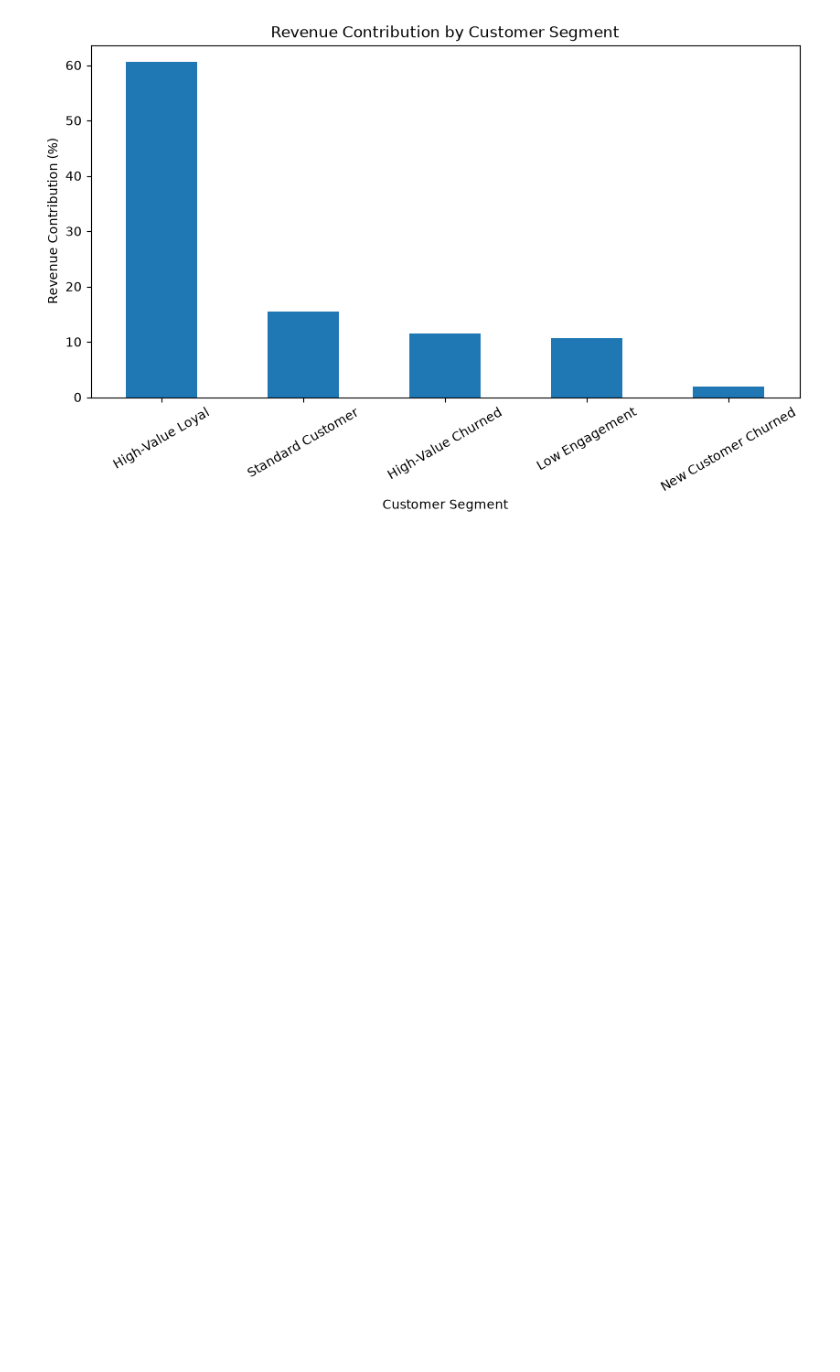
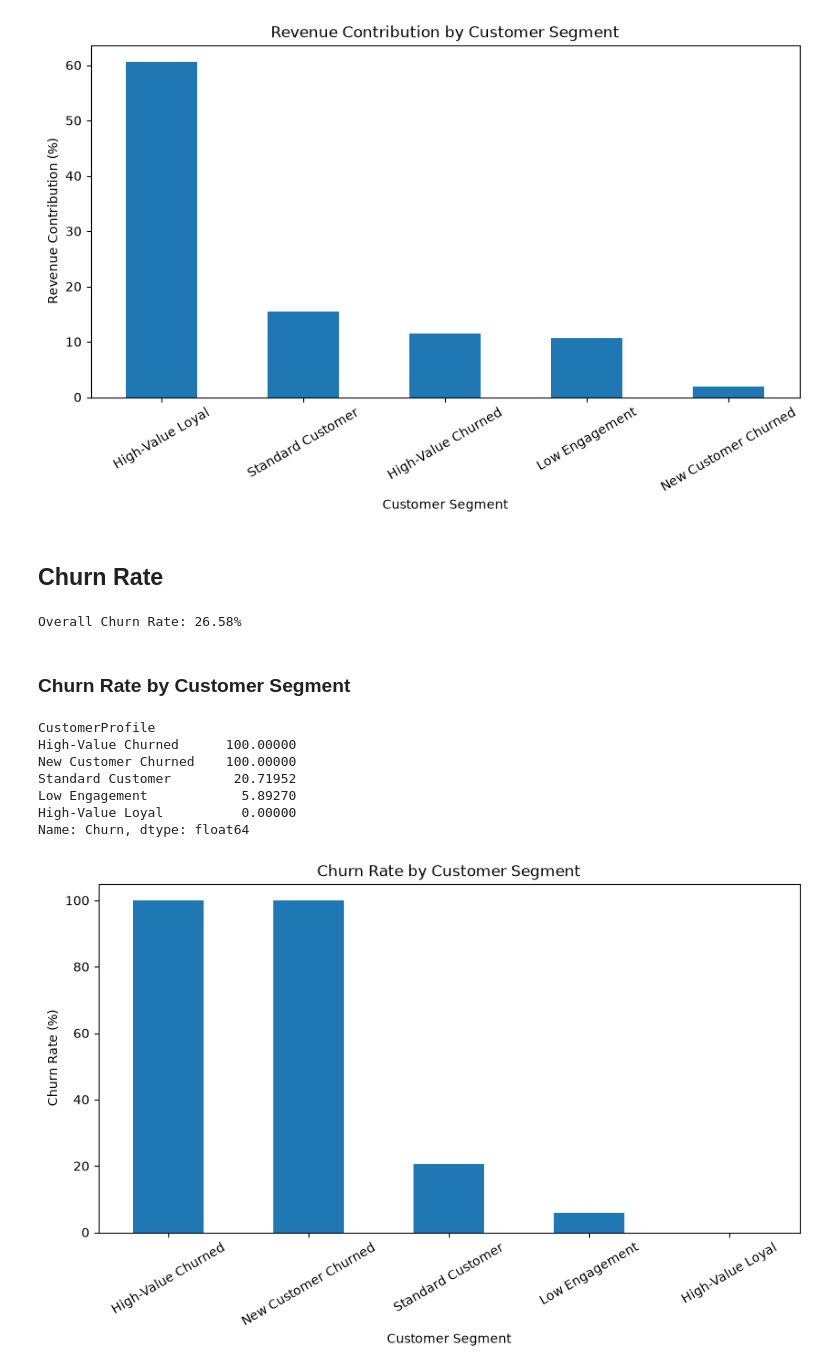
Before and after one commit to joyflorence/customer-retention, a Jupyter notebook: customer churn.ipynb, the cells around one changed output. Drawn from its saved outputs; the diff is of its cells as text; code cells hidden in the pictures; blank space fills up the shorter version.

Commit message:
churn rate of customers

```diff
--- a/customer churn.ipynb
+++ b/customer churn.ipynb
@@ -761,3 +763,50 @@ plt.show()
 | Low Engagement | 2274 | 1721140.30 | 756.88 | 33.12 | ... |
 | New Customer Churned | 1037 | 299207.75 | 288.53 | 66.49 | ... |
 [figure]
+# %% [markdown]
+## **Churn Rate**
+# %%
+overall_churn_rate = (
+    customer_churn['Churn']
+    .value_counts(normalize=True)['Yes'] * 100
+)
+
+print(f"Overall Churn Rate: {overall_churn_rate:.2f}%")
+# %% [output]
+Overall Churn Rate: 26.58%
+# %% [markdown]
+### **Churn Rate by Customer Segment**
+# %%
+churn_rate_by_segment = (
+    customer_churn.groupby(
+        'CustomerProfile',
+        observed=True
+    )['Churn']
+    .apply(lambda x: (x == 'Yes').mean() * 100)
+    .sort_values(ascending=False)
+)
+
+display(churn_rate_by_segment)
+
+plt.figure(figsize=(10, 5))
+
+churn_rate_by_segment.plot(
+    kind='bar'
+)
+
+plt.title('Churn Rate by Customer Segment')
+plt.xlabel('Customer Segment')
+plt.ylabel('Churn Rate (%)')
+
+plt.xticks(rotation=30)
+
+plt.show()
+# %% [output]
+CustomerProfile
+High-Value Churned      100.00000
+New Customer Churned    100.00000
+Standard Customer        20.71952
+Low Engagement            5.89270
+High-Value Loyal          0.00000
+Name: Churn, dtype: float64
+[figure, added]
```
Also changed, not shown: parts of 7 cells of this notebook.
